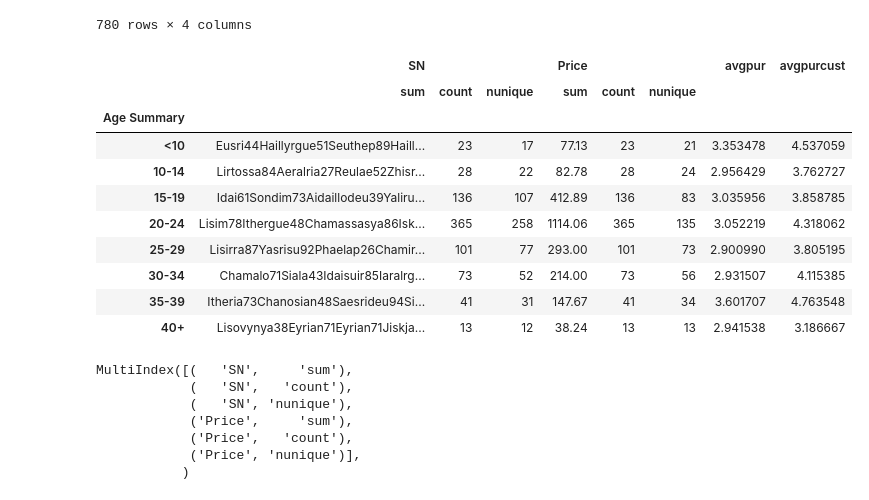
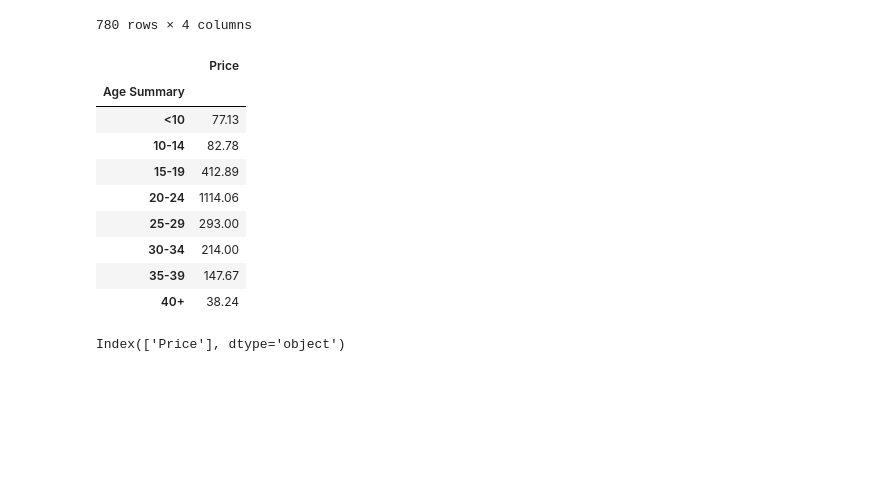
Before and after one commit to afreedman4564/Heroes-Pymoli, a Jupyter notebook: HeroesOfPymoli/HeroesOfPymoli.ipynb, the cells around one changed output. Cells and saved outputs as stored; diff of their text form; code cells hidden in the pictures; blank space fills up the shorter version.

```diff
--- a/HeroesOfPymoli/HeroesOfPymoli.ipynb
+++ b/HeroesOfPymoli/HeroesOfPymoli.ipynb
@@ -203,30 +204,24 @@ See the caveats in the documentation: https://pandas.pydata.org/pandas-docs/stab
 # %%
 #grouped_age = pd.DataFrame(age_bin_summary["Age Summary"].value_counts())
 # test = heroes_data[["Gender", "SN", "Price"]].groupby(["Gender"]).agg(['sum', 'count','nunique'])
-price_bin_test = price_bin_summary[["Age Summary", "SN", "Price"]].groupby(["Age Summary"]).agg(['sum', 'count', 'nunique'])
-price_bin_test["avgpur"] = price_bin_test[('Price',     'sum')]/price_bin_test[('SN', 'count')]
-price_bin_test["avgpurcust"] = price_bin_test[('Price',     'sum')]/price_bin_test[('SN', 'nunique')]
+#price_bin_test = price_bin_summary[["Age Summary", "SN", "Price"]].groupby(["Age Summary"]).agg(['sum', 'count', 'nunique'])
+price_bin_test = price_bin_summary[["Age Summary", "SN", "Price"]].groupby(["Age Summary"]).sum()
+#price_bin_test["avgpur"] = price_bin_test[('Price',     'sum')]/price_bin_test[('SN', 'count')]
+#price_bin_test["avgpurcust"] = price_bin_test[('Price',     'sum')]/price_bin_test[('SN', 'nunique')]
 #price_bin_test = pd.DataFrame(price_bin_summary["Age Summary"].value_counts())
 price_bin_test
 # %% [output]
-|  | SN |  |  | Price |  |  | avgpur | avgpurcust |
-|  | sum | count | nunique | sum | count | nunique |  |  |
-| Age Summary |  |  |  |  |  |  |  |  |
-| <10 | Eusri44Haillyrgue51Seuthep89Haill... | 23 | 17 | 77.13 | 23 | 21 | 3.353478 | 4.537059 |
-| 10-14 | Lirtossa84Aeralria27Reulae52Zhisr... | 28 | 22 | 82.78 | 28 | 24 | 2.956429 | 3.762727 |
-| 15-19 | Idai61Sondim73Aidaillodeu39Yaliru... | 136 | 107 | 412.89 | 136 | 83 | 3.035956 | 3.858785 |
-| 20-24 | Lisim78Ithergue48Chamassasya86Isk... | 365 | 258 | 1114.06 | 365 | 135 | 3.052219 | 4.318062 |
-| 25-29 | Lisirra87Yasrisu92Phaelap26Chamir... | 101 | 77 | 293.00 | 101 | 73 | 2.900990 | 3.805195 |
-| 30-34 | Chamalo71Siala43Idaisuir85Iaralrg... | 73 | 52 | 214.00 | 73 | 56 | 2.931507 | 4.115385 |
-| 35-39 | Itheria73Chanosian48Saesrideu94Si... | 41 | 31 | 147.67 | 41 | 34 | 3.601707 | 4.763548 |
-| 40+ | Lisovynya38Eyrian71Eyrian71Jiskja... | 13 | 12 | 38.24 | 13 | 13 | 2.941538 | 3.186667 |
+|  | Price |
+| Age Summary |  |
+| <10 | 77.13 |
+| 10-14 | 82.78 |
+| 15-19 | 412.89 |
+| 20-24 | 1114.06 |
+| 25-29 | 293.00 |
+| 30-34 | 214.00 |
+| 35-39 | 147.67 |
+| 40+ | 38.24 |
 # %%
 price_bin_test.columns
 # %% [output]
-MultiIndex([(   'SN',     'sum'),
-            (   'SN',   'count'),
-            (   'SN', 'nunique'),
-            ('Price',     'sum'),
-            ('Price',   'count'),
-            ('Price', 'nunique')],
-           )
+Index(['Price'], dtype='object')
```
Also changed, not shown: parts of 3 cells of this notebook.
